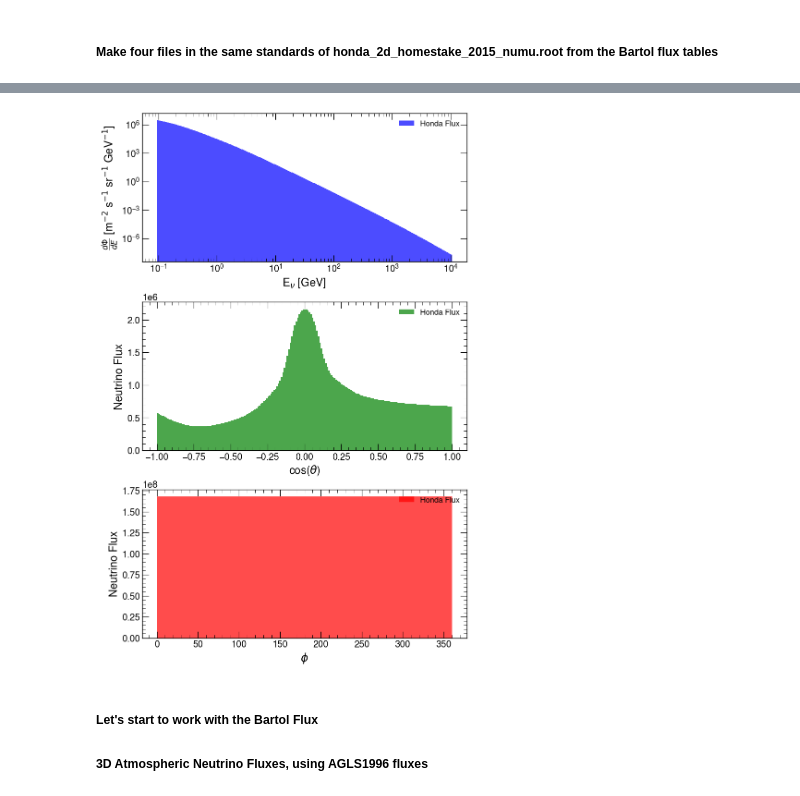
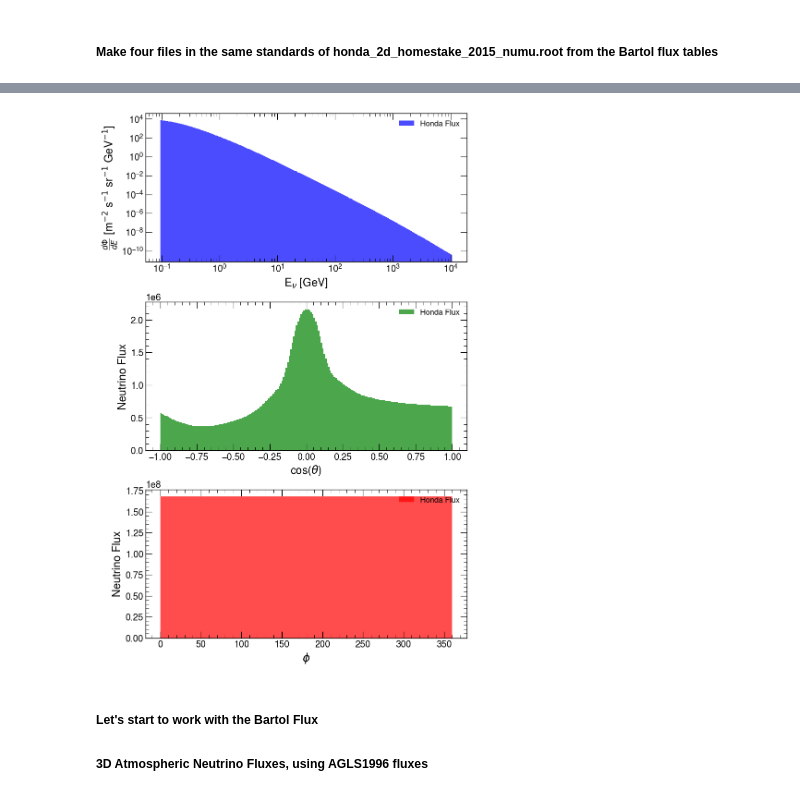
Before and after one commit to lperes-ufrj/UpperLimitCode, a Jupyter notebook: ValidationStudies/FluxsAtm/flux_adap.ipynb, the cells around one changed output, grey strips where cells are left out. Drawn from its saved outputs; the diff is of its cells as text; code cells hidden in the pictures.

```diff
--- a/ValidationStudies/FluxsAtm/flux_adap.ipynb
+++ b/ValidationStudies/FluxsAtm/flux_adap.ipynb
@@ -32,10 +34,15 @@ proj_z = contents.sum(axis=(0, 1))  # Collapse X and Y axes
 fig, axs = plt.subplots(3, 1, figsize=(8, 12), constrained_layout=True)
 
 # Projection onto X axis
-axs[0].bar(
-    (x_edges[:-1] + x_edges[1:]) / 2, proj_x, width=np.diff(x_edges),
+axs[0].bar((x_edges[:-1] + x_edges[1:]) / 2, contents[:,5,0], width=np.diff(x_edges),
     color='blue', alpha=0.7, label="Honda Flux"
 )
+
+
+#axs[0].bar(
+#    (x_edges[:-1] + x_edges[1:]) / 2, proj_x, width=np.diff(x_edges),
+#    color='blue', alpha=0.7, label="Honda Flux"
+#)
 
 #axs[0].set_title("Projection onto X axis")
 axs[0].set_xlabel(r"E$_\nu$ [GeV]")
@@ -43,34 +50,34 @@ axs[0].set_xscale('log')  # For logarithmic x-axis
 axs[0].set_yscale('log')  # For logarithmic y-axis
 axs[0].set_ylabel(r"$\frac{d\Phi}{dE}$ [m$^{-2}$ s$^{-1}$ sr$^{-1}$ GeV$^{-1}$]")
 axs[0].legend()
 
 # Projection onto Y axis
 axs[1].bar(
     (y_edges[:-1] + y_edges[1:]) / 2, proj_y, width=np.diff(y_edges),
     color='green', alpha=0.7, label="Honda Flux"
 )
 #axs[1].set_title("Projection onto Y axis")
 axs[1].set_xlabel(r"cos($\theta$)")
 axs[1].set_ylabel("Neutrino Flux")
 # only one line may be specified; full height
 
 axs[1].legend()
 
 # Projection onto Z axis
 axs[2].bar(
     (z_edges[:-1] + z_edges[1:]) / 2, proj_z, width=np.diff(z_edges),
     color='red', alpha=0.7, label="Honda Flux"
 )
 #axs[2].set_title("Projection onto Z axis")
 axs[2].set_xlabel(r"$\phi$")
 axs[2].set_ylabel("Neutrino Flux")
 axs[2].legend()
 
 
 # Show the plots
 plt.show()
 # %% [output]
-[figure, old version]
+[figure, new version]
 # %% [markdown]
 ##### Let's start to work with the Bartol Flux
 ##### 3D Atmospheric Neutrino Fluxes, using AGLS1996 fluxes
```
Also changed, not shown: parts of 9 cells of this notebook.
